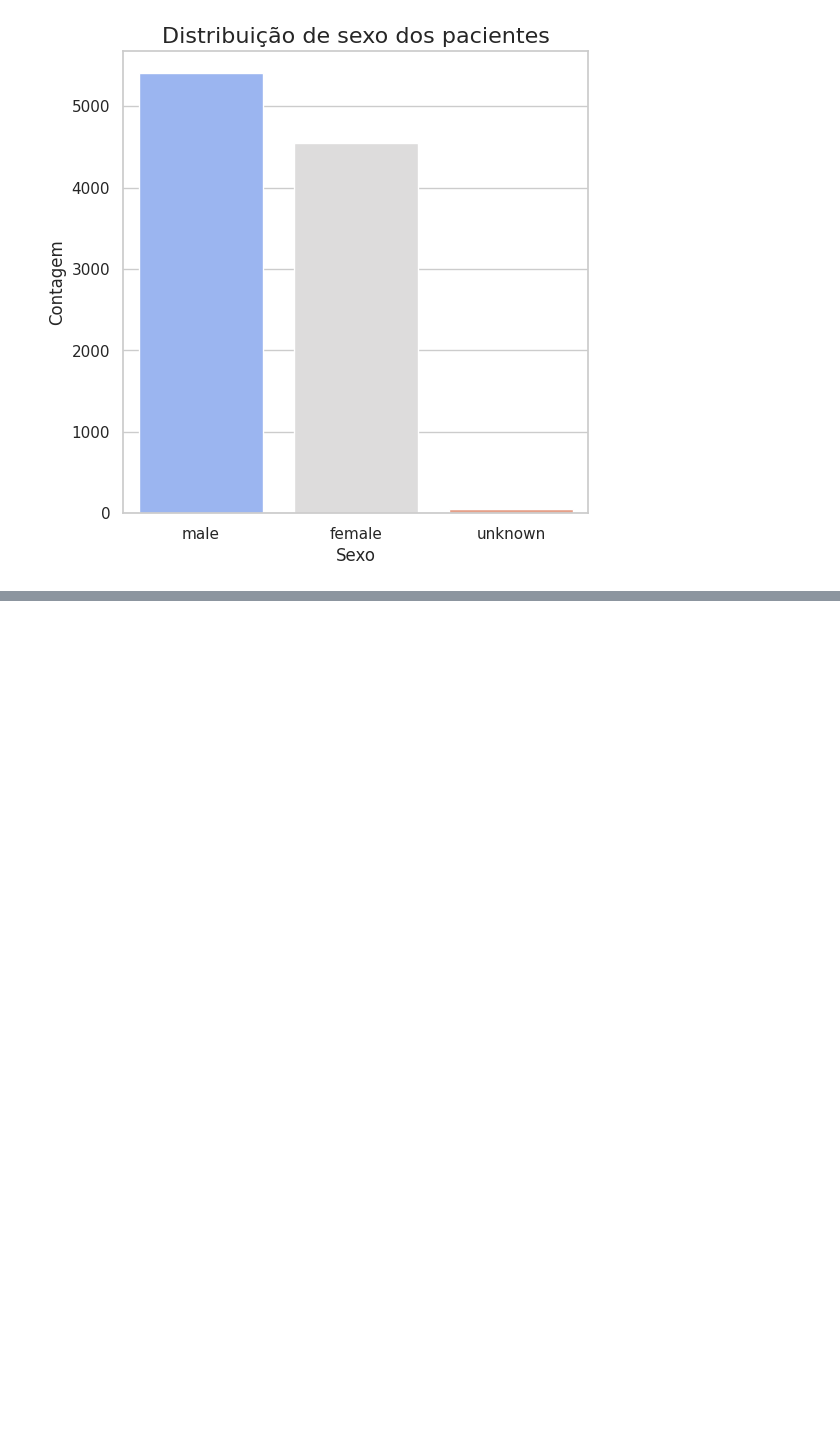
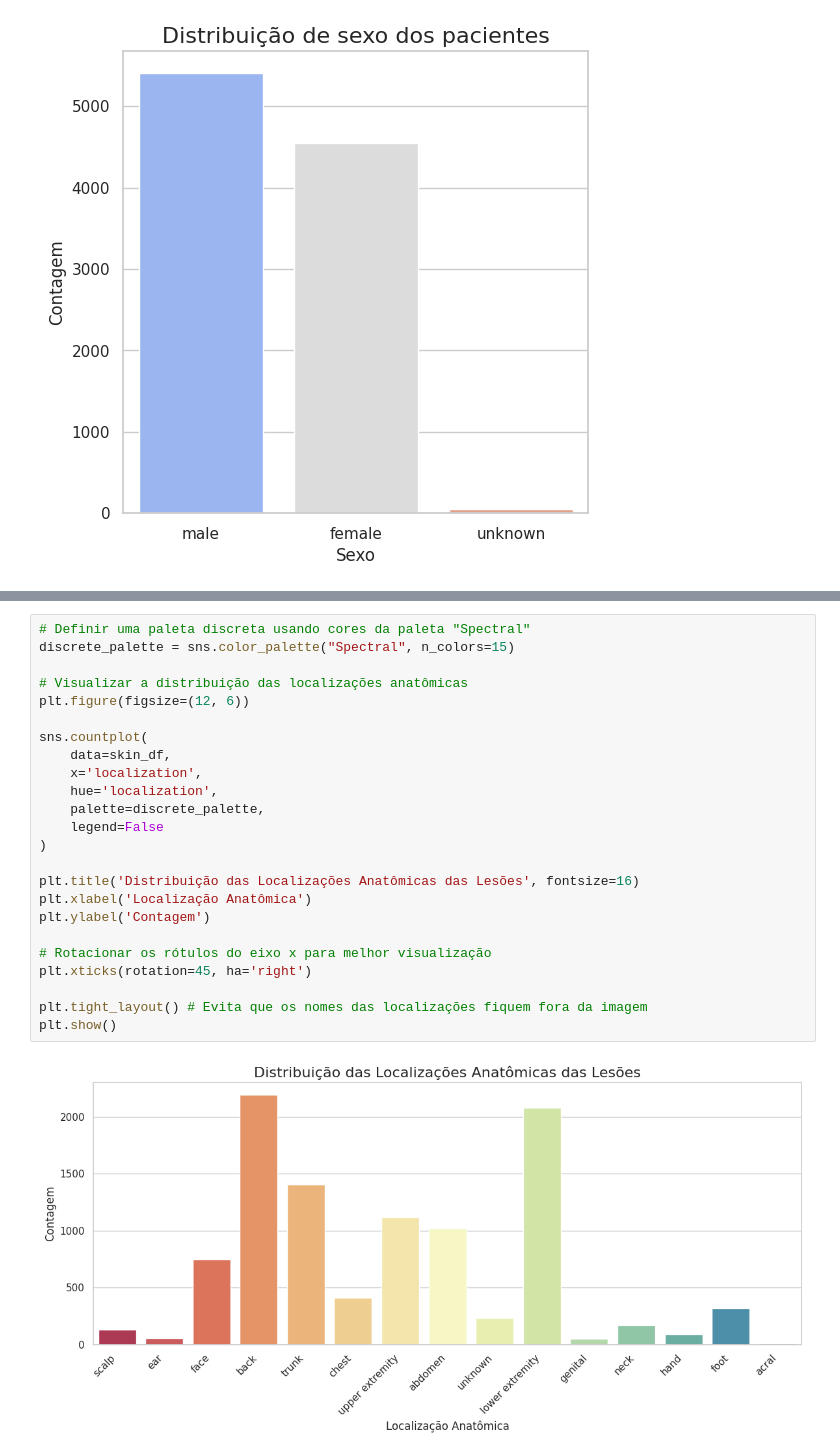
Before and after one commit to cristianalethangads/projetoads, a Jupyter notebook: projetoads.ipynb, the cells around one changed output, grey strips where cells are left out. Saved outputs shown, nothing was run; the diff lists cells and outputs as text; blank space fills up the shorter version.

```diff
--- a/projetoads.ipynb
+++ b/projetoads.ipynb
@@ -196,0 +217,26 @@ plt.show()
+# %%
+# Definir uma paleta discreta usando cores da paleta "Spectral"
+discrete_palette = sns.color_palette("Spectral", n_colors=15)
+
+# Visualizar a distribuição das localizações anatômicas
+plt.figure(figsize=(12, 6))
+
+sns.countplot(
+    data=skin_df,
+    x='localization',
+    hue='localization',
+    palette=discrete_palette,
+    legend=False
+)
+
+plt.title('Distribuição das Localizações Anatômicas das Lesões', fontsize=16)
+plt.xlabel('Localização Anatômica')
+plt.ylabel('Contagem')
+
+# Rotacionar os rótulos do eixo x para melhor visualização
+plt.xticks(rotation=45, ha='right')
+
+plt.tight_layout() # Evita que os nomes das localizações fiquem fora da imagem
+plt.show()
+# %% [output]
+[figure, added]
```
Also changed, not shown: parts of 3 cells of this notebook.
